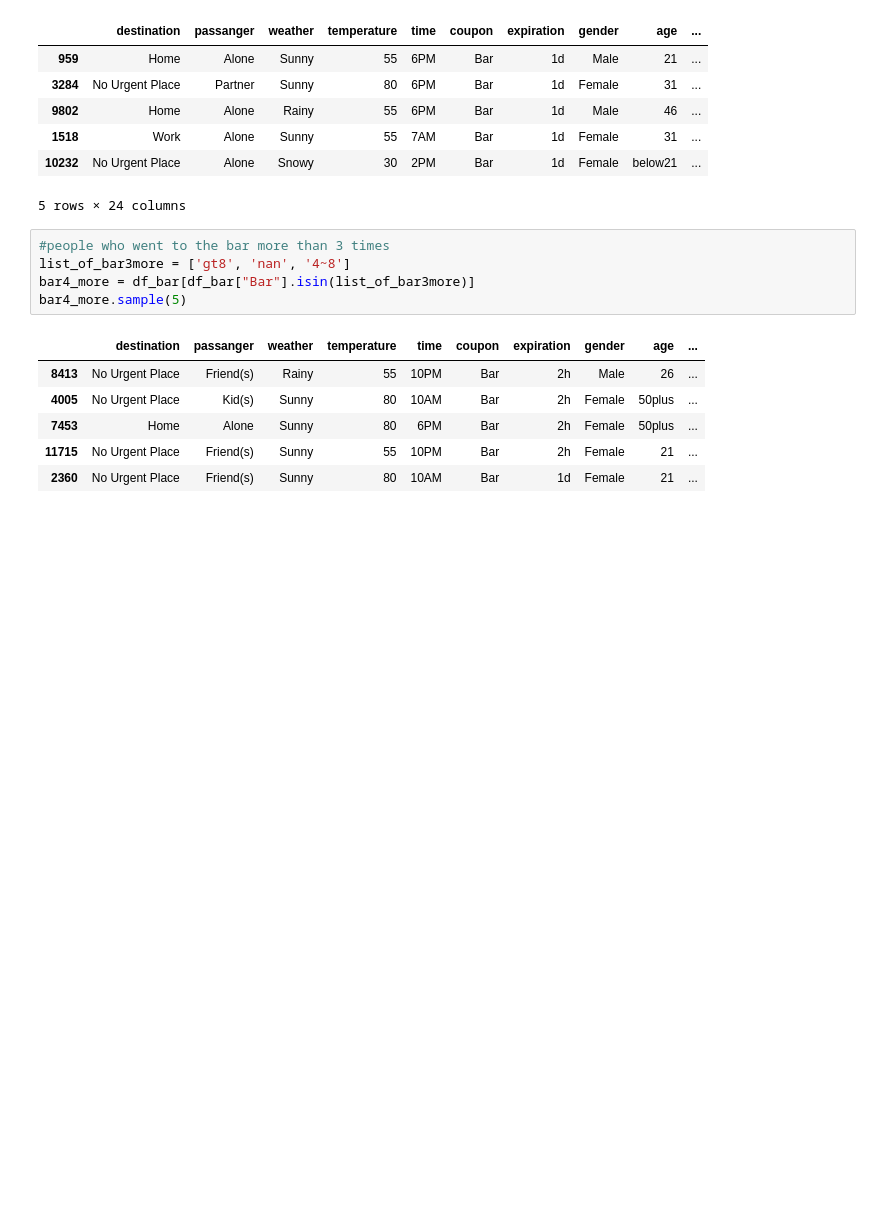
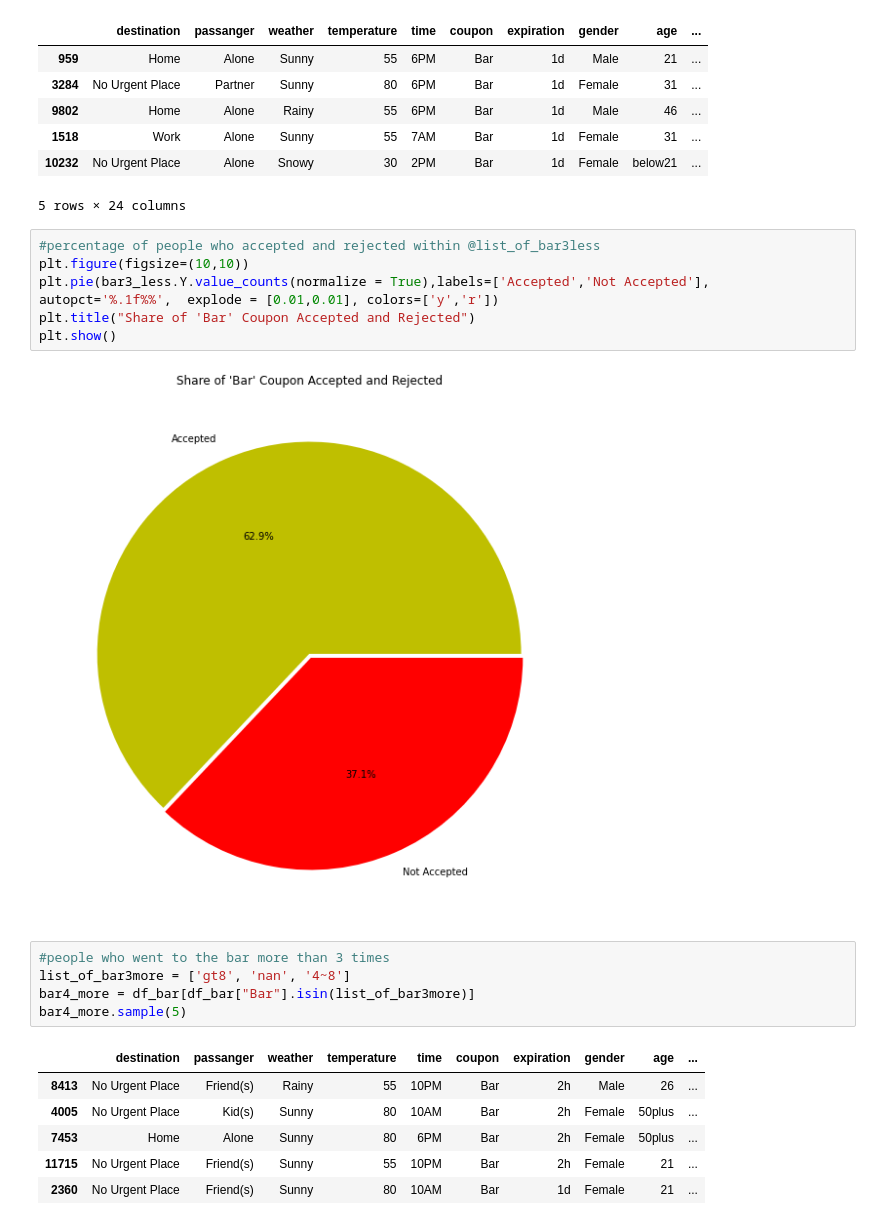
Before and after one commit to ttb-git/berkeley-engr-Practical-assignment1, a Jupyter notebook: Who_will_accept_the_coupon.ipynb, the cells around one changed output. Saved outputs shown, nothing was run; the diff lists cells and outputs as text; blank space fills up the shorter version.

```diff
--- a/Who_will_accept_the_coupon.ipynb
+++ b/Who_will_accept_the_coupon.ipynb
@@ -487,6 +487,14 @@ bar3_less.sample(5)
 | 1518 | Work | Alone | Sunny | 55 | 7AM | Bar | 1d | Female | 31 | ... |
 | 10232 | No Urgent Place | Alone | Snowy | 30 | 2PM | Bar | 1d | Female | below21 | ... |
 5 rows × 24 columns
+# %%
+#percentage of people who accepted and rejected within @list_of_bar3less
+plt.figure(figsize=(10,10))
+plt.pie(bar3_less.Y.value_counts(normalize = True),labels=['Accepted','Not Accepted'], autopct='%.1f%%',  explode = [0.01,0.01], colors=['y','r'])
+plt.title("Share of 'Bar' Coupon Accepted and Rejected")
+plt.show()
+# %% [output]
+[figure, added]
 # %%
 #people who went to the bar more than 3 times
 list_of_bar3more = ['gt8', 'nan', '4~8']
```
Also changed, not shown: parts of 1 cell of this notebook.
